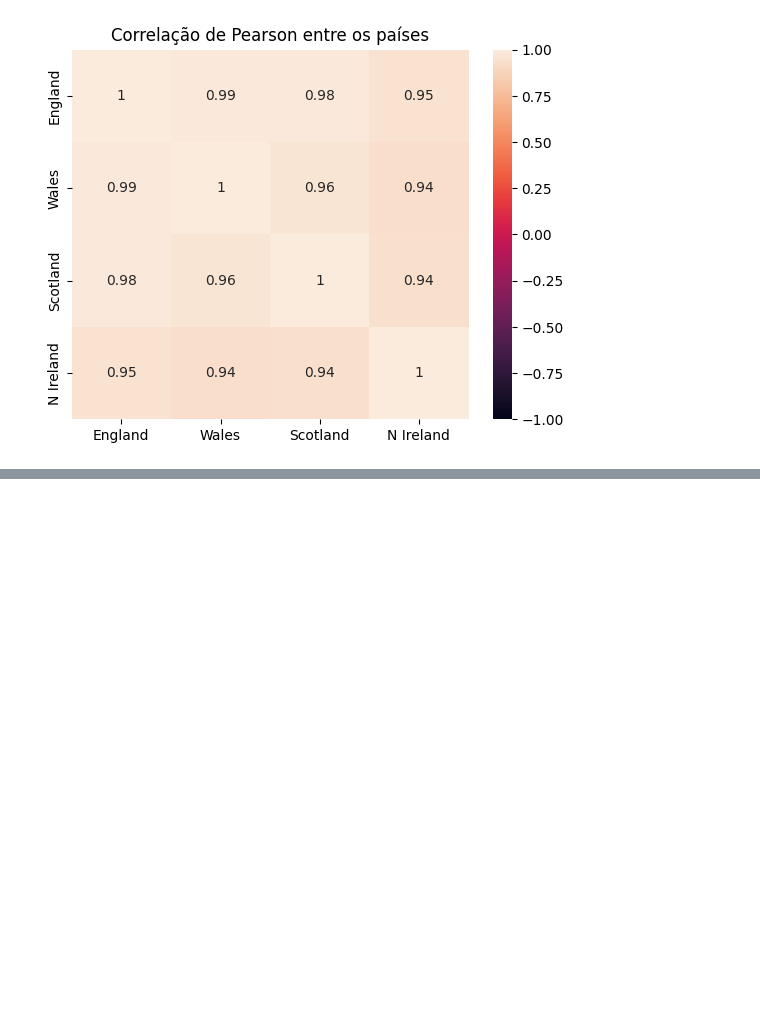
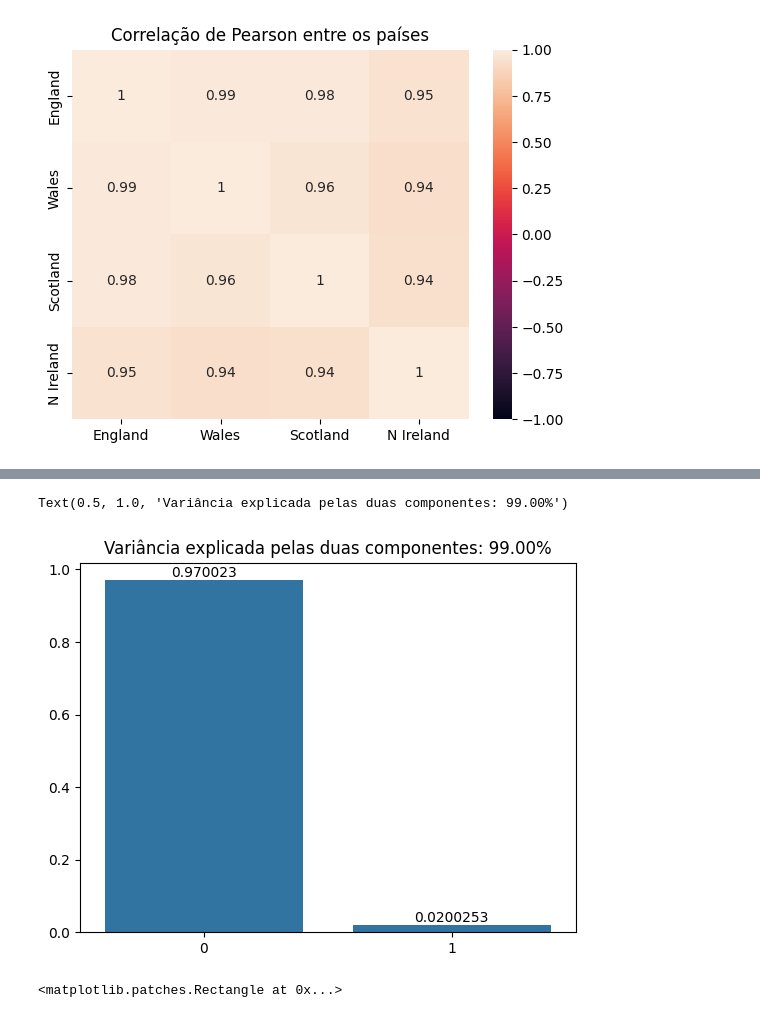
Before and after one commit to fernandohitmas/information_visualization, a Jupyter notebook: activities/activity4.ipynb, the cells around one changed output, grey strips where cells are left out. Drawn from its saved outputs; the diff is of its cells as text; code cells hidden in the pictures; blank space fills up the shorter version.

Commit message:
variancia explicada

```diff
--- a/activities/activity4.ipynb
+++ b/activities/activity4.ipynb
@@ -48,0 +96,11 @@ plt.show()
+# %%
+ax = sns.barplot(pca.explained_variance_ratio_)
+ax.bar_label(ax.containers[0], fontsize=10)
+ax.set_title(f'Variância explicada pelas duas componentes: {pca.explained_variance_ratio_[0] + pca.explained_variance_ratio_[1]:.2%}')
+# %% [output]
+Text(0.5, 1.0, 'Variância explicada pelas duas componentes: 99.00%')
+[figure, added]
+# %%
+ax.containers[0][0]
+# %% [output]
+<matplotlib.patches.Rectangle at 0x...>
```
Also changed, not shown: parts of 10 cells of this notebook.
